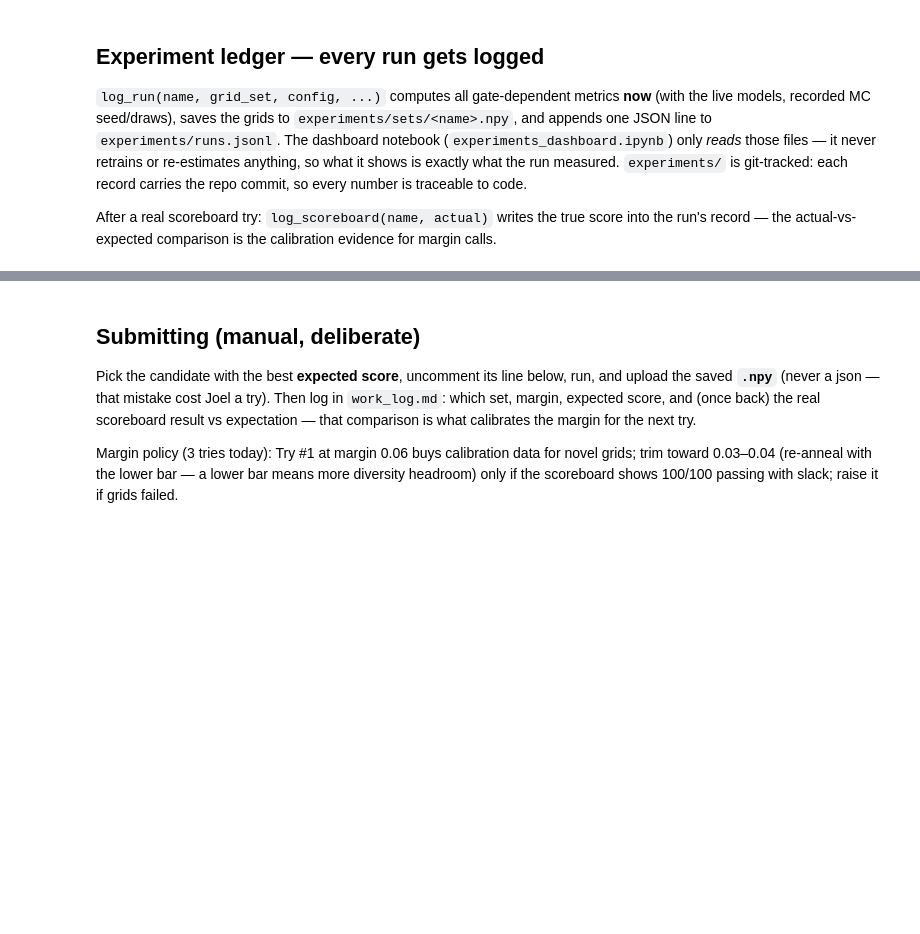
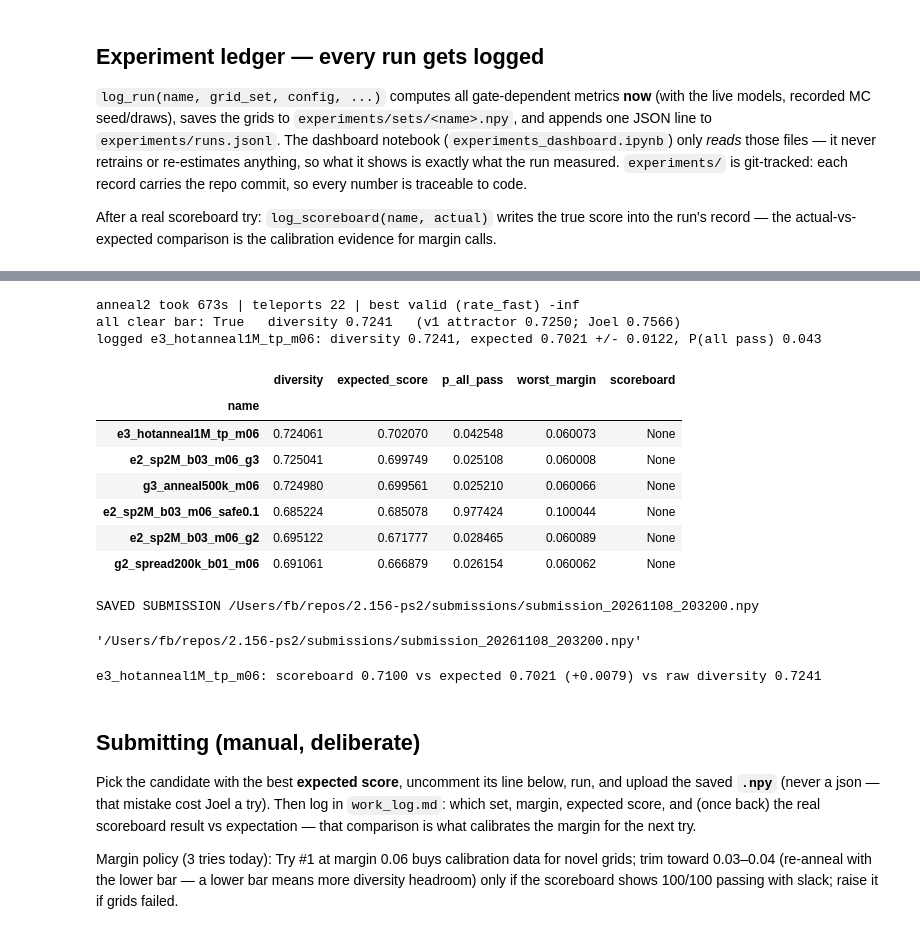
Before and after one commit to Joel-Pederson/2.156-ps2, a Jupyter notebook: generate_grids.ipynb, the cells around one changed output, grey strips where cells are left out. Saved outputs shown, nothing was run; the diff lists cells and outputs as text; code cells hidden in the pictures; blank space fills up the shorter version.

```diff
--- a/generate_grids.ipynb
+++ b/generate_grids.ipynb
@@ -1113,3 +1353,46 @@ runs_table()[["diversity", "expected_score", "p_all_pass", "worst_margin", "scor
+# %%
+G3B_START = EXP2["g2"]  # the beta-0.3 repaired set from experiment e2
+
+t0 = time.time()
+G3B_RAW, g3b_info = joint_anneal2(G3B_START, steps=1_000_000, margin=0.06, teleport_every=25_000, beta=0.3)
+print(f"\nanneal2 took {time.time() - t0:.0f}s | teleports {g3b_info['teleports']} | "
+      f"best valid (rate_fast) {g3b_info['best_valid_score']:.4f}")
+
+# full-ensemble authority: straggler repair + final check
+G3B_SET, _ = repair_set(G3B_RAW, margin=0.06, beta=0.3, report_every=0)
+g3b_pred, _ = rate(G3B_SET)
+print(f"all clear bar: {approve(g3b_pred, margin=0.06).all()}   "
+      f"diversity {diversity_score(G3B_SET):.4f}   (v1 attractor 0.7250; Joel 0.7566)")
+
+log_run("e3_hotanneal1M_tp_m06", G3B_SET,
+        {"margin": 0.06, "beta": 0.3, "anneal_steps": 1_000_000, "T0": 1e-3,
+         "teleport_every": 25_000, "anneal_seed": 0, "engine": "joint_anneal2"},
+        parent="e2_sp2M_b03_m06_g2",
+        note="hot-T anneal + teleports; v1 plateaued at 0.725")
+runs_table()[["diversity", "expected_score", "p_all_pass", "worst_margin", "scoreboard"]]
+# %% [output]
+anneal2 took 673s | teleports 22 | best valid (rate_fast) -inf
+all clear bar: True   diversity 0.7241   (v1 attractor 0.7250; Joel 0.7566)
+logged e3_hotanneal1M_tp_m06: diversity 0.7241, expected 0.7021 +/- 0.0122, P(all pass) 0.043
+|  | diversity | expected_score | p_all_pass | worst_margin | scoreboard |
+| name |  |  |  |  |  |
+| e3_hotanneal1M_tp_m06 | 0.724061 | 0.702070 | 0.042548 | 0.060073 | None |
+| e2_sp2M_b03_m06_g3 | 0.725041 | 0.699749 | 0.025108 | 0.060008 | None |
+| g3_anneal500k_m06 | 0.724980 | 0.699561 | 0.025210 | 0.060066 | None |
+| e2_sp2M_b03_m06_safe0.1 | 0.685224 | 0.685078 | 0.977424 | 0.100044 | None |
+| e2_sp2M_b03_m06_g2 | 0.695122 | 0.671777 | 0.028465 | 0.060089 | None |
+| g2_spread200k_b01_m06 | 0.691061 | 0.666879 | 0.026154 | 0.060062 | None |
+# %%
+sub = np.load(os.path.join(SETS_DIR, "e3_hotanneal1M_tp_m06.npy"))
+save_submission(sub.astype(np.int64)) #/Users/fb/repos/2.156-ps2/submissions/submission_20261108_203200.npy
+# %% [output]
+SAVED SUBMISSION /Users/fb/repos/2.156-ps2/submissions/submission_20261108_203200.npy
+'/Users/fb/repos/2.156-ps2/submissions/submission_20261108_203200.npy'
+# %%
+log_scoreboard("e3_hotanneal1M_tp_m06", 0.71,
+                note="try #1, 2026-11-08, submission_20261108_203200.npy")
+# %% [output]
+e3_hotanneal1M_tp_m06: scoreboard 0.7100 vs expected 0.7021 (+0.0079) vs raw diversity 0.7241
 # %% [markdown]
 ## Submitting (manual, deliberate)
 
```
Also changed, not shown: parts of 12 cells of this notebook, 8 other files.
